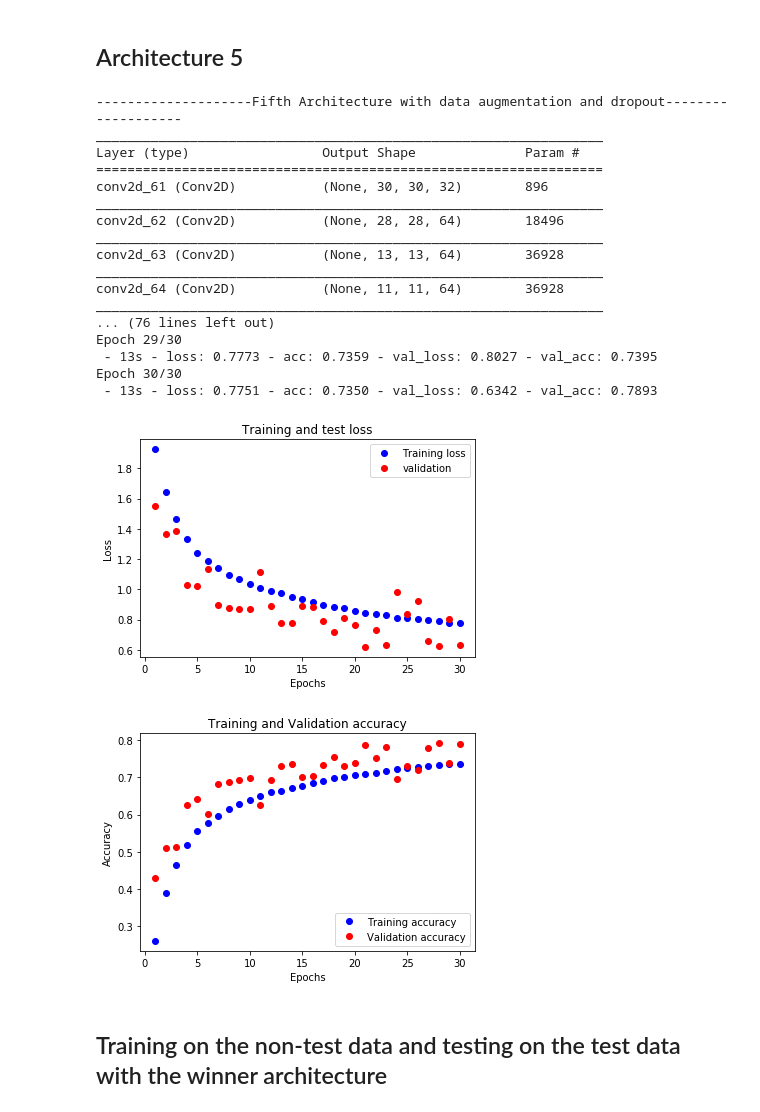
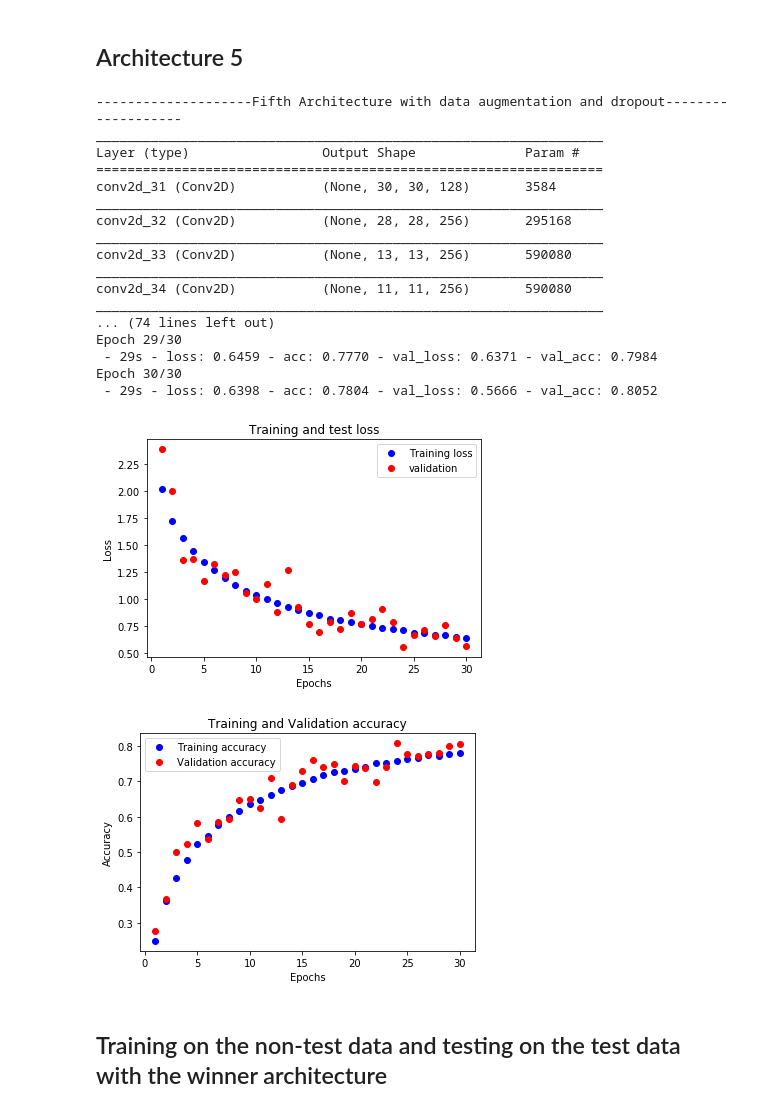
Before and after one commit to panizabedin/MLProjects, a Jupyter notebook: HW2/HW_2.ipynb, the cells around one changed output. Drawn from its saved outputs; the diff is of its cells as text; code cells hidden in the pictures.

```diff
--- a/HW2/HW_2.ipynb
+++ b/HW2/HW_2.ipynb
@@ -314,70 +314,71 @@ print("--------------------Fifth Architecture with data augmentation and dropout
 model_5 = models.Sequential()
 #CNN layers
 #1
-model_5.add(layers.Conv2D(32, (3, 3), activation = 'relu', input_shape = (32, 32, 3)))
+model_5.add(layers.Conv2D(128, (3, 3), activation = 'relu', input_shape = (32, 32, 3)))
 #2
-model_5.add(layers.Conv2D(64, (3, 3), activation = 'relu'))
+model_5.add(layers.Conv2D(256, (3, 3), activation = 'relu'))
 #3
-model_5.add(layers.Conv2D(64, (3, 3), activation = 'relu', strides = 2))
+model_5.add(layers.Conv2D(256, (3, 3), activation = 'relu', strides = 2))
 #4
-model_5.add(layers.Conv2D(64, (3, 3), activation = 'relu'))
+model_5.add(layers.Conv2D(256, (3, 3), activation = 'relu'))
 #5
-model_5.add(layers.Conv2D(128, (3, 3), activation = 'relu', strides=2))
+model_5.add(layers.Conv2D(512, (3, 3), activation = 'relu', strides=2))
 #6
-model_5.add(layers.Conv2D(128, (3, 3), activation = 'relu'))
-model_5.add(layers.Dropout(0.5))
-
+model_5.add(layers.Conv2D(512, (3, 3), activation = 'relu'))
 
 #Dense layers
 model_5.add(layers.Flatten())
+#Dropout
 model_5.add(layers.Dropout(0.5))
 model_5.add(layers.Dense(256, activation = 'relu'))
+#batch normalization added
 model_5.add(layers.normalization.BatchNormalization())
 model_5.add(layers.Dense(10, activation = 'softmax'))
 
 model_5.summary()
 
 
 model_5.compile(optimizer='rmsprop',
                  loss='categorical_crossentropy',
                  metrics=['accuracy'])
 
 train_datagen = ImageDataGenerator(
-    width_shift_range=0.2,  # randomly shift images horizontally
-    height_shift_range=0.2,# randomly shift images vertically
-    shear_range=0.2,   # randomly shear images
-    horizontal_flip=True)  # flip images horizontally
+    rotation_range=10,
+    width_shift_range=0.2,
+    height_shift_range=0.2,
+    shear_range=0.2,
+    horizontal_flip=True)
 
 validation_datagen = ImageDataGenerator()
 
 train_generator = train_datagen.flow(training_set, training_set_labels, batch_size=32)
 validation_generator = validation_datagen.flow(validation_set, validation_set_labels, batch_size=32)
 history_dataaug_model5 = model_5.fit_generator(train_generator, validation_data=validation_generator,
                                 validation_steps=len(training_set) / 32, steps_per_epoch=len(training_set) / 32,
                                 epochs=30, verbose=2)
 
 #model_5 results
 plot_validation(history_dataaug_model5,30)
 # %% [output]
 --------------------Fifth Architecture with data augmentation and dropout-------------------
 _________________________________________________________________
 Layer (type)                 Output Shape              Param #
 =================================================================
-conv2d_61 (Conv2D)           (None, 30, 30, 32)        896
+conv2d_31 (Conv2D)           (None, 30, 30, 128)       3584
 _________________________________________________________________
-conv2d_62 (Conv2D)           (None, 28, 28, 64)        18496
+conv2d_32 (Conv2D)           (None, 28, 28, 256)       295168
 _________________________________________________________________
-conv2d_63 (Conv2D)           (None, 13, 13, 64)        36928
+conv2d_33 (Conv2D)           (None, 13, 13, 256)       590080
 _________________________________________________________________
-conv2d_64 (Conv2D)           (None, 11, 11, 64)        36928
+conv2d_34 (Conv2D)           (None, 11, 11, 256)       590080
 _________________________________________________________________
-... (76 lines left out)
+... (74 lines left out)
 Epoch 29/30
- - 13s - loss: 0.7773 - acc: 0.7359 - val_loss: 0.8027 - val_acc: 0.7395
+ - 29s - loss: 0.6459 - acc: 0.7770 - val_loss: 0.6371 - val_acc: 0.7984
 Epoch 30/30
- - 13s - loss: 0.7751 - acc: 0.7350 - val_loss: 0.6342 - val_acc: 0.7893
+ - 29s - loss: 0.6398 - acc: 0.7804 - val_loss: 0.5666 - val_acc: 0.8052
-[figure, old version]
+[figure, new version]
-[figure, old version]
+[figure, new version]
 # %% [markdown]
 ## Training on the non-test data and testing on the test data with the winner architecture
 # %%
```
Also changed, not shown: parts of 2 cells of this notebook, 3 other files.
